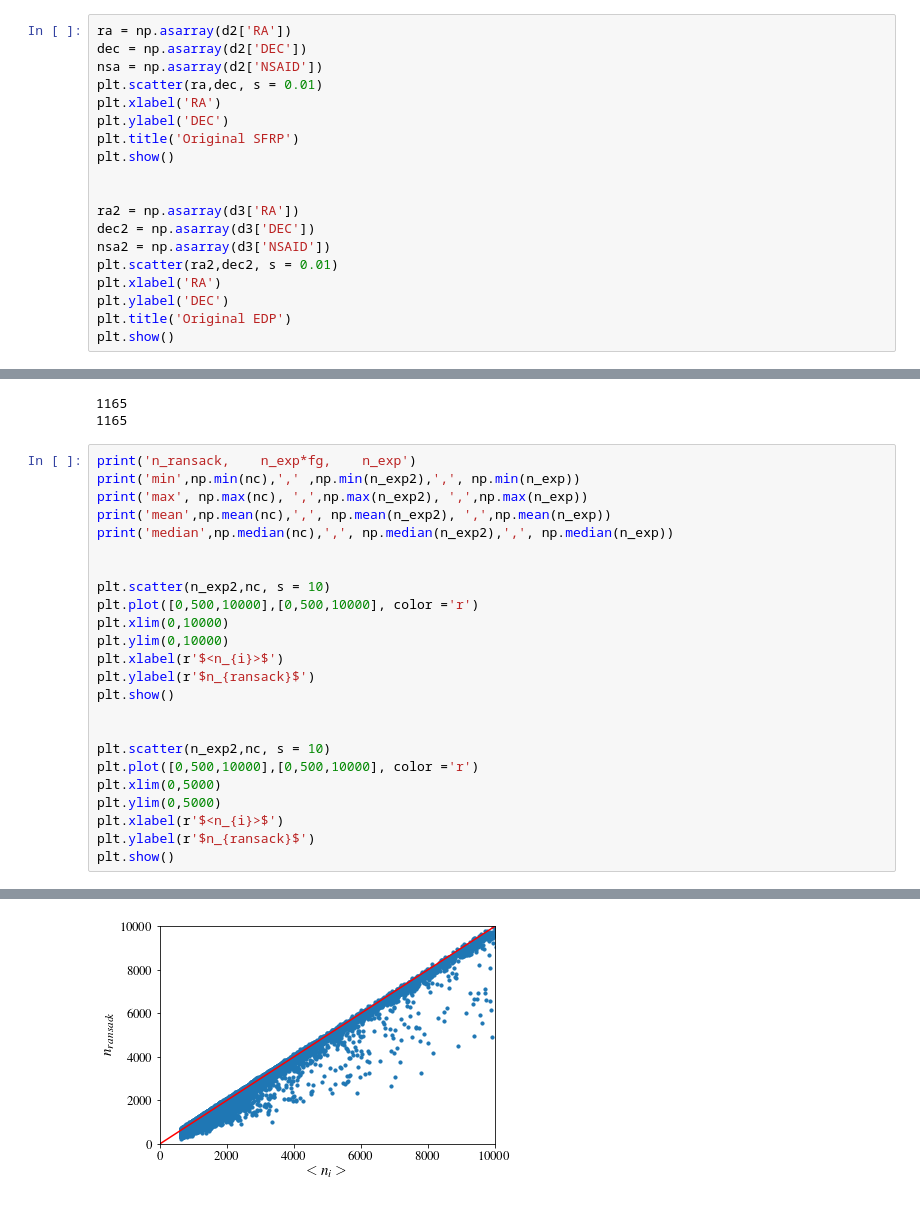
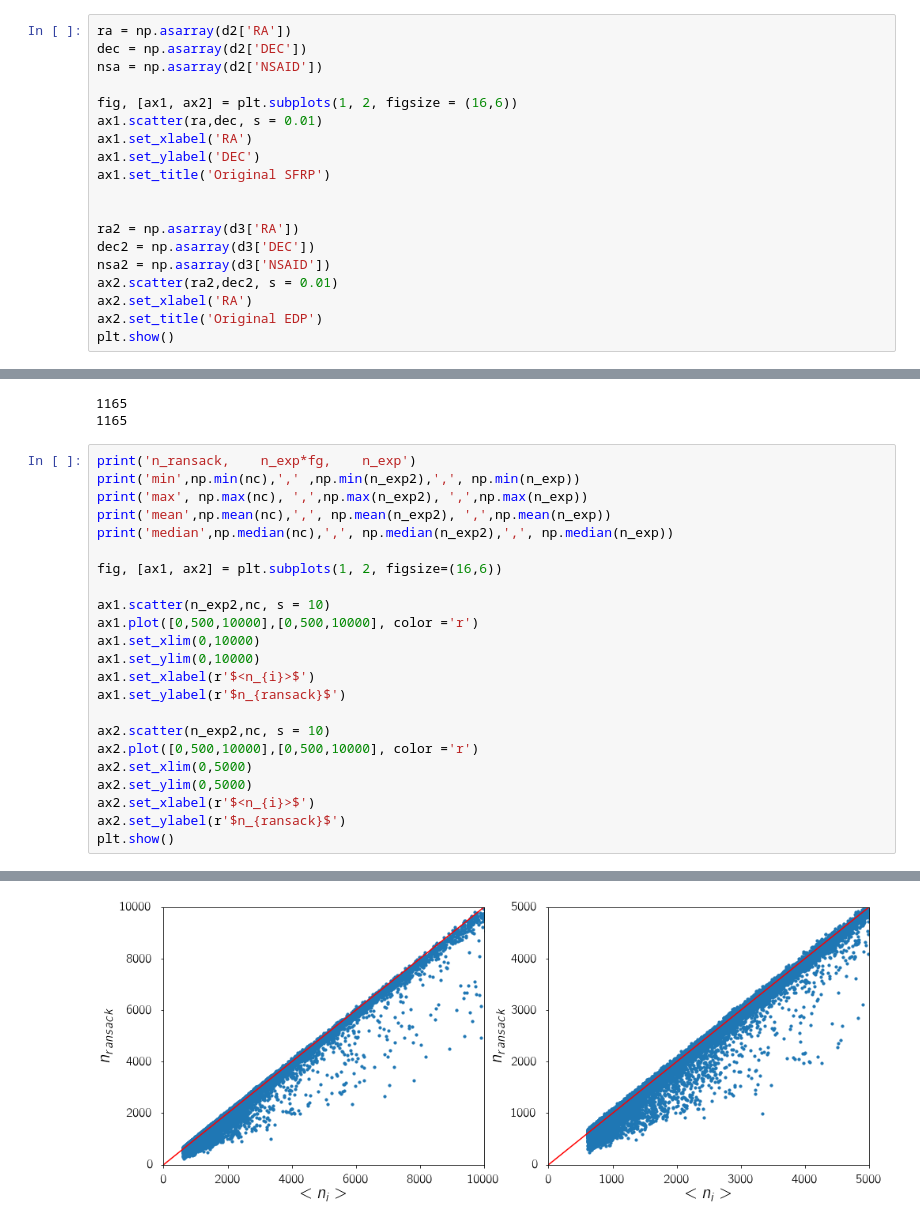
Before and after one commit to nityamd/SSFR_Env, a Jupyter notebook: notebooks/NASA Sloan Atlas Edge Effects.ipynb, the cells around one changed output, grey strips where cells are left out. Drawn from its saved outputs; the diff is of its cells as text.

```diff
--- a/notebooks/NASA Sloan Atlas Edge Effects.ipynb
+++ b/notebooks/NASA Sloan Atlas Edge Effects.ipynb
@@ -83,19 +114,19 @@ file3.close()
 ra = np.asarray(d2['RA'])
 dec = np.asarray(d2['DEC'])
 nsa = np.asarray(d2['NSAID'])
-plt.scatter(ra,dec, s = 0.01)
-plt.xlabel('RA')
-plt.ylabel('DEC')
-plt.title('Original SFRP')
-plt.show()
+
+fig, [ax1, ax2] = plt.subplots(1, 2, figsize = (16,6))
+ax1.scatter(ra,dec, s = 0.01)
+ax1.set_xlabel('RA')
+ax1.set_ylabel('DEC')
+ax1.set_title('Original SFRP')
 
 
 ra2 = np.asarray(d3['RA'])
 dec2 = np.asarray(d3['DEC'])
 nsa2 = np.asarray(d3['NSAID'])
-plt.scatter(ra2,dec2, s = 0.01)
-plt.xlabel('RA')
-plt.ylabel('DEC')
-plt.title('Original EDP')
+ax2.scatter(ra2,dec2, s = 0.01)
+ax2.set_xlabel('RA')
+ax2.set_title('Original EDP')
 plt.show()
 # %% [output]
@@ -430,22 +381,21 @@ print('max', np.max(nc), ',',np.max(n_exp2), ',',np.max(n_exp))
 print('mean',np.mean(nc),',', np.mean(n_exp2), ',',np.mean(n_exp))
 print('median',np.median(nc),',', np.median(n_exp2),',', np.median(n_exp))
 
+fig, [ax1, ax2] = plt.subplots(1, 2, figsize=(16,6))
 
-plt.scatter(n_exp2,nc, s = 10)
-plt.plot([0,500,10000],[0,500,10000], color ='r')
-plt.xlim(0,10000)
-plt.ylim(0,10000)
-plt.xlabel(r'$<n_{i}>$')
-plt.ylabel(r'$n_{ransack}$')
+ax1.scatter(n_exp2,nc, s = 10)
+ax1.plot([0,500,10000],[0,500,10000], color ='r')
+ax1.set_xlim(0,10000)
+ax1.set_ylim(0,10000)
+ax1.set_xlabel(r'$<n_{i}>$')
+ax1.set_ylabel(r'$n_{ransack}$')
+
+ax2.scatter(n_exp2,nc, s = 10)
+ax2.plot([0,500,10000],[0,500,10000], color ='r')
+ax2.set_xlim(0,5000)
+ax2.set_ylim(0,5000)
+ax2.set_xlabel(r'$<n_{i}>$')
+ax2.set_ylabel(r'$n_{ransack}$')
 plt.show()
-
-
-plt.scatter(n_exp2,nc, s = 10)
-plt.plot([0,500,10000],[0,500,10000], color ='r')
-plt.xlim(0,5000)
-plt.ylim(0,5000)
-plt.xlabel(r'$<n_{i}>$')
-plt.ylabel(r'$n_{ransack}$')
-plt.show()
 # %% [output]
 n_ransack,    n_exp*fg,    n_exp
@@ -456 +406 @@ median 1001.0 , 1027.37746284 , 1027.37746284
-[figure, old version]
+[figure, new version]
```
Also changed, not shown: parts of 42 cells of this notebook, 6 other files.
